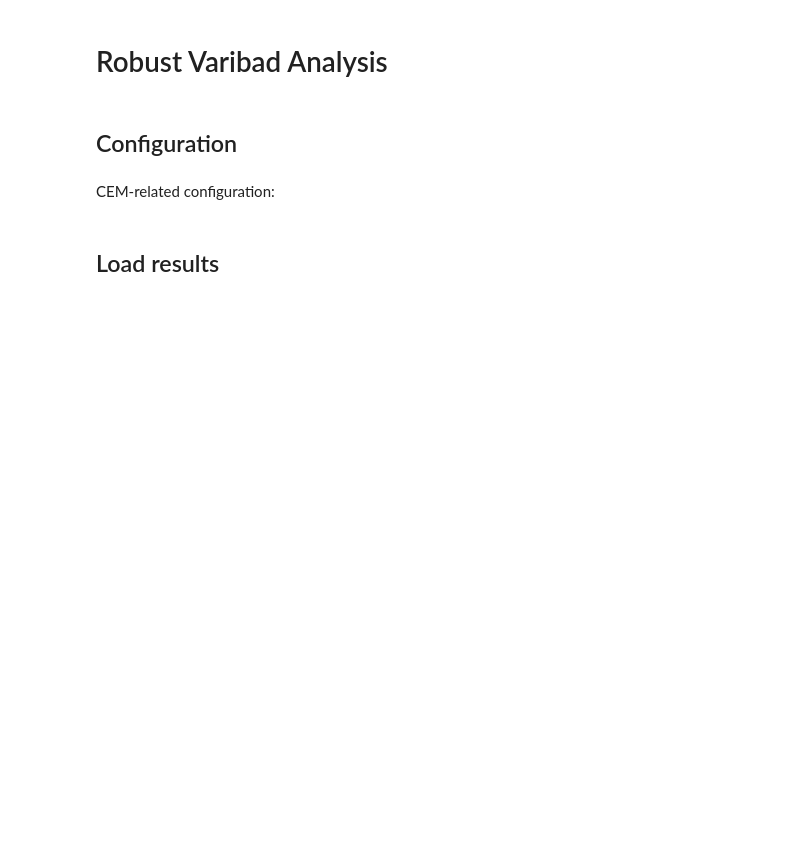
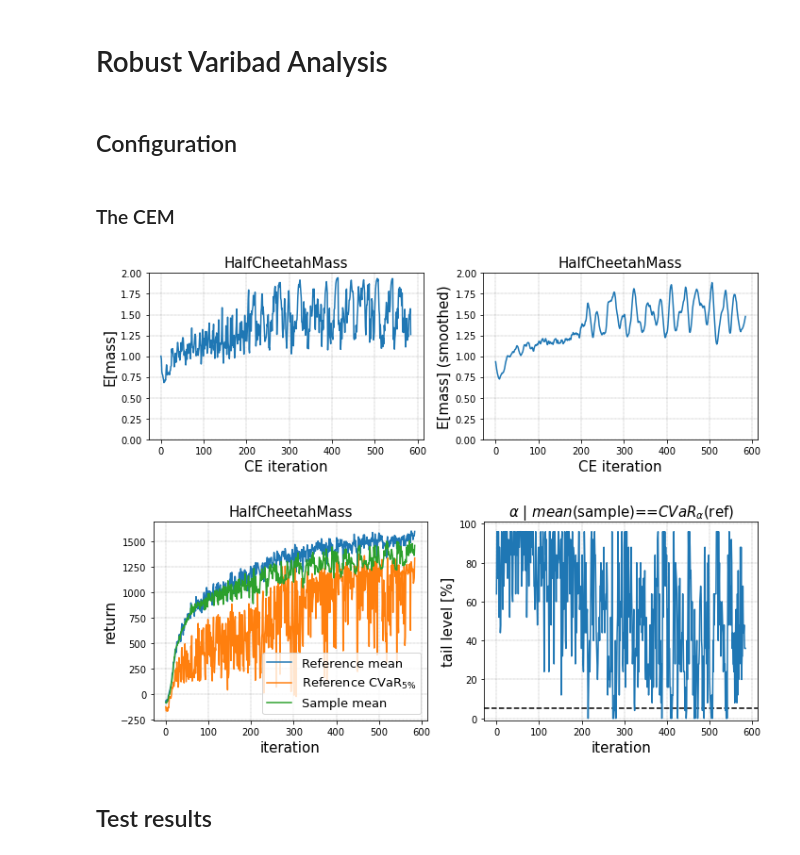
Before and after one commit to ido90/RobustMetaRL, a Jupyter notebook: HalfCheetahMass.ipynb, the cells around one changed output. Drawn from its saved outputs; the diff is of its cells as text; code cells hidden in the pictures; blank space fills up the shorter version.

```diff
--- a/HalfCheetahMass.ipynb
+++ b/HalfCheetahMass.ipynb
@@ -34,5 +34,5 @@ FINISHED = True
-# %% [markdown]
-CEM-related configuration:
+# %% [markdown]
+### The CEM
 # %%
 TRANSFORMATION = lambda x: 2 ** (2*(x-0.5))
 YLIM = (0, 2)
@@ -40,2 +41,12 @@ SMOOTH = 20
+# %%
+ce, c1, c2, axs1, axs2 = analysis.cem_analysis(
+    ENV_NAME, TASK_DIM, TRANSFORMATION, YLIM, SMOOTH, title=TITLE, tasks=TASKS, seed=CEM_SEED)
+plt.sca(axs1[0])
+plt.savefig(f'outputs/{ENV_SHORT}_sample_dist.png', bbox_inches='tight', dpi=300)
+plt.sca(axs2[0])
+plt.savefig(f'outputs/{ENV_SHORT}_cem.png', bbox_inches='tight', dpi=300)
+# %% [output]
+[figure, added]
+[figure, added]
 # %% [markdown]
-## Load results
+## Test results
```
Also changed, not shown: parts of 30 cells of this notebook, 3 other files.
